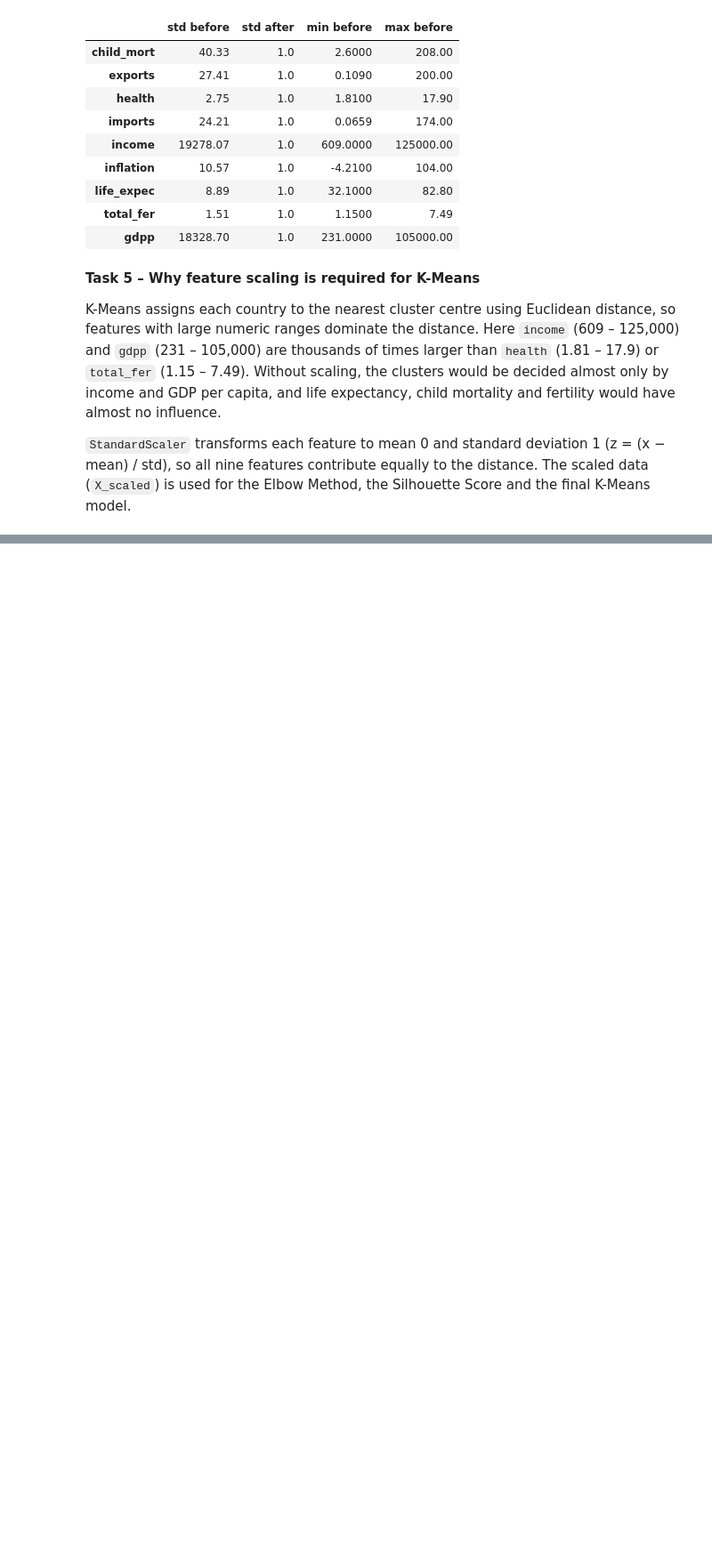
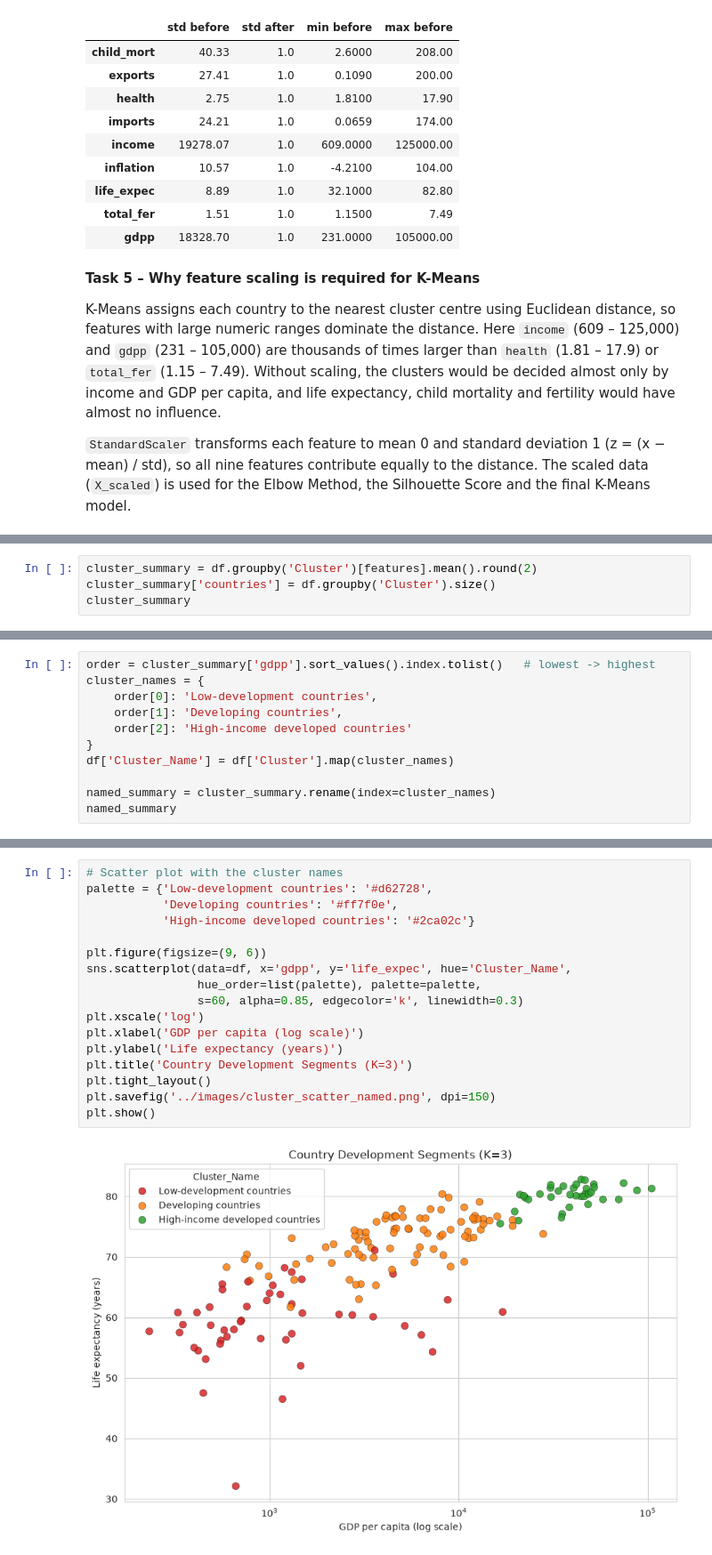
Before and after one commit to zainnm30/country-segmentation-kmeans, a Jupyter notebook: notebooks/country_kmeans.ipynb, the cells around one changed output, grey strips where cells are left out. Shown at 89% size. Cells and saved outputs as stored; diff of their text form; blank space fills up the shorter version.

```diff
--- a/notebooks/country_kmeans.ipynb
+++ b/notebooks/country_kmeans.ipynb
@@ -229,0 +362,4 @@ K-Means assigns each country to the nearest cluster centre using Euclidean dista
+# %%
+cluster_summary = df.groupby('Cluster')[features].mean().round(2)
+cluster_summary['countries'] = df.groupby('Cluster').size()
+cluster_summary
@@ -229,0 +374,11 @@ K-Means assigns each country to the nearest cluster centre using Euclidean dista
+# %%
+order = cluster_summary['gdpp'].sort_values().index.tolist()   # lowest -> highest
+cluster_names = {
+    order[0]: 'Low-development countries',
+    order[1]: 'Developing countries',
+    order[2]: 'High-income developed countries'
+}
+df['Cluster_Name'] = df['Cluster'].map(cluster_names)
+
+named_summary = cluster_summary.rename(index=cluster_names)
+named_summary
@@ -229,0 +400,19 @@ K-Means assigns each country to the nearest cluster centre using Euclidean dista
+# %%
+# Scatter plot with the cluster names
+palette = {'Low-development countries': '#d62728',
+           'Developing countries': '#ff7f0e',
+           'High-income developed countries': '#2ca02c'}
+
+plt.figure(figsize=(9, 6))
+sns.scatterplot(data=df, x='gdpp', y='life_expec', hue='Cluster_Name',
+                hue_order=list(palette), palette=palette,
+                s=60, alpha=0.85, edgecolor='k', linewidth=0.3)
+plt.xscale('log')
+plt.xlabel('GDP per capita (log scale)')
+plt.ylabel('Life expectancy (years)')
+plt.title('Country Development Segments (K=3)')
+plt.tight_layout()
+plt.savefig('../images/cluster_scatter_named.png', dpi=150)
+plt.show()
+# %% [output]
+[figure, added]
```
Also changed, not shown: parts of 19 cells of this notebook, 3 other files.
